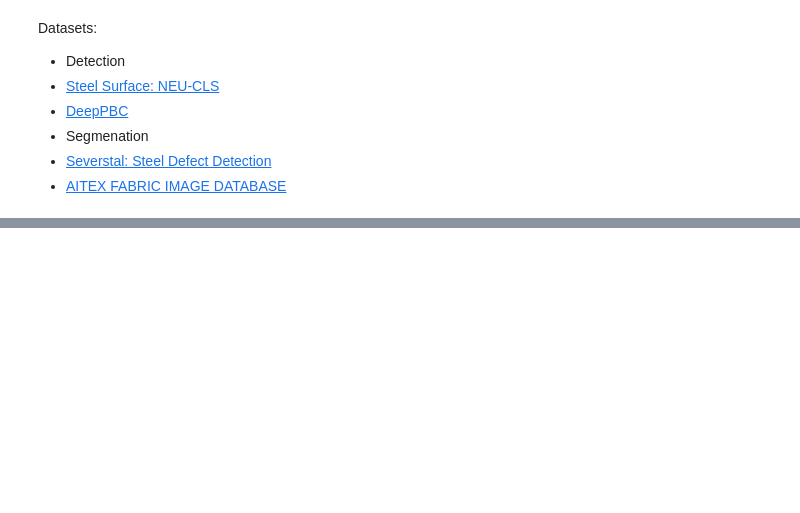
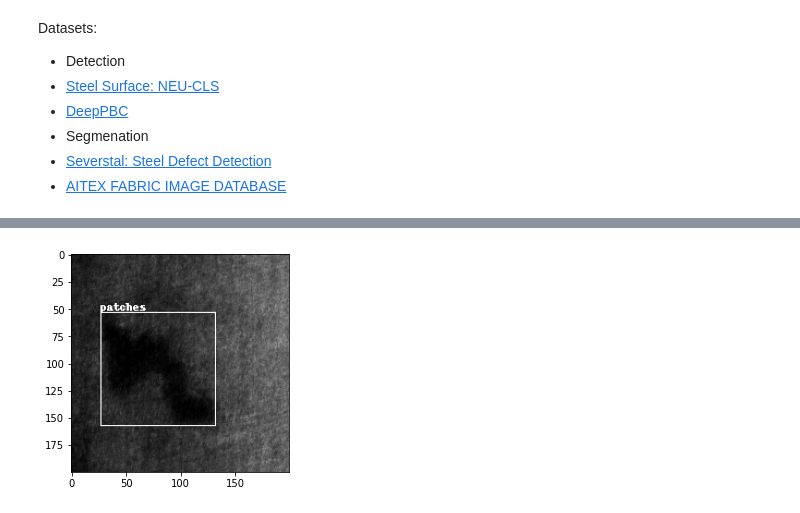
Before and after one commit to LapTQ/surface_defect_detection, a Jupyter notebook: surface_defect_detection.ipynb, the cells around one changed output, grey strips where cells are left out. Saved outputs shown, nothing was run; the diff lists cells and outputs as text; code cells hidden in the pictures; blank space fills up the shorter version.

```diff
--- a/surface_defect_detection.ipynb
+++ b/surface_defect_detection.ipynb
@@ -8,0 +173,4 @@ Datasets:
+# %%
+for ann in Path('surface_defect_detection/NEU-DET/ANNOTATIONS').glob('*.xml'):
+    info = extract_info_from_xml(ann)
+    convert_to_yolov5(info)
@@ -8,0 +181,34 @@ Datasets:
+# %%
+def plot_bbox(image, annotation_list):
+    annotations = np.array(annotation_list)
+    w, h = image.size
+
+    plotted_img = ImageDraw.Draw(image)
+
+    transformed_ann = np.copy(annotations)
+    transformed_ann[:, [1, 3]] = annotations[:, [1, 3]] * w
+    transformed_ann[:, [2, 4]] = annotations[:, [2, 4]] * h
+
+    transformed_ann[:, 1] -= transformed_ann[:, 3] / 2
+    transformed_ann[:, 2] -= transformed_ann[:, 4] / 2
+    transformed_ann[:, 3] += transformed_ann[:, 1]
+    transformed_ann[:, 4] += transformed_ann[:, 2]
+
+    for ann in transformed_ann:
+        class_id, xmin, ymin, xmax, ymax = ann
+        plotted_img.rectangle(((xmin, ymin), (xmax, ymax)))
+        plotted_img.text((xmin, ymin - 10), class_id_to_name_mapping[class_id])
+
+    plt.imshow(np.array(image))
+    plt.show()
+
+annotation_file = random.choice(list(Path('dataset/annotations').glob('*.txt')))
+with open(annotation_file, 'r') as file:
+    annotation_list = file.read().split('\n')[:-1]
+    annotation_list = [_.split() for _ in annotation_list]
+    annotation_list = [[float(_) for _ in __] for __ in annotation_list]
+
+image = Image.open(str(annotation_file).replace('annotations', 'images').replace('txt', 'jpg'))
+plot_bbox(image, annotation_list)
+# %% [output]
+[figure, added]
```
Also changed, not shown: parts of 14 cells of this notebook.
